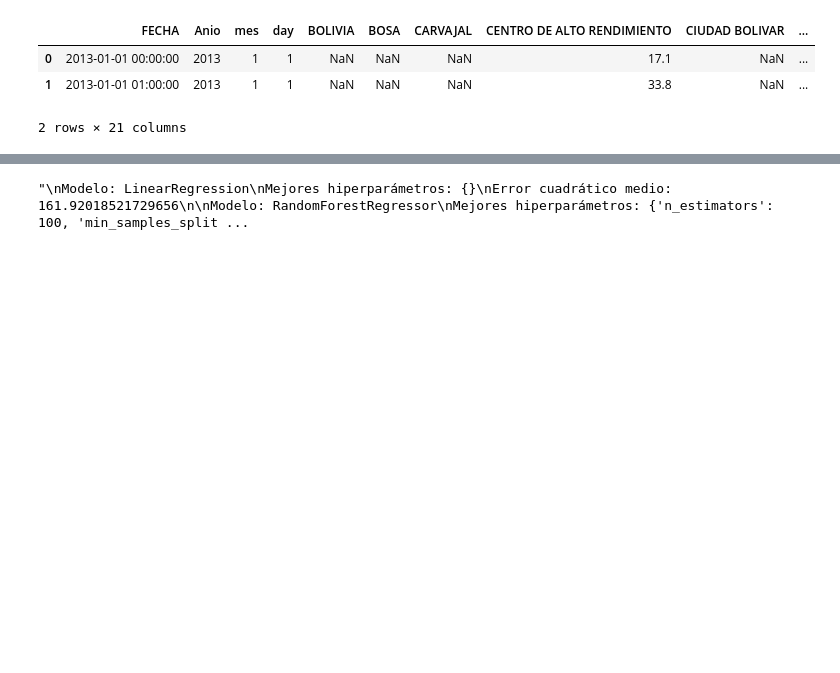
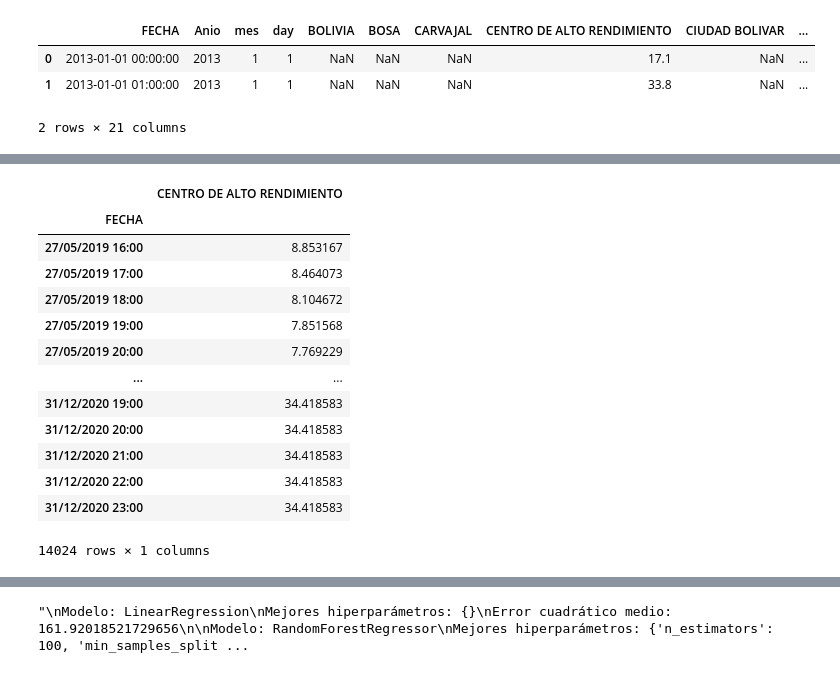
Before and after one commit to earthdeveloperjuanse/MGITG, a Jupyter notebook: Modelamiento/Taller3.ipynb, the cells around one changed output, grey strips where cells are left out. Saved outputs shown, nothing was run; the diff lists cells and outputs as text; code cells hidden in the pictures; blank space fills up the shorter version.

```diff
--- a/Modelamiento/Taller3.ipynb
+++ b/Modelamiento/Taller3.ipynb
@@ -280,0 +389,17 @@ Modelo: KNeighborsRegressor, R2: -0.06859812291184775
+# %%
+predictions
+# %% [output]
+|  | CENTRO DE ALTO RENDIMIENTO |
+| FECHA |  |
+| 27/05/2019 16:00 | 8.853167 |
+| 27/05/2019 17:00 | 8.464073 |
+| 27/05/2019 18:00 | 8.104672 |
+| 27/05/2019 19:00 | 7.851568 |
+| 27/05/2019 20:00 | 7.769229 |
+| ... | ... |
+| 31/12/2020 19:00 | 34.418583 |
+| 31/12/2020 20:00 | 34.418583 |
+| 31/12/2020 21:00 | 34.418583 |
+| 31/12/2020 22:00 | 34.418583 |
+| 31/12/2020 23:00 | 34.418583 |
+14024 rows × 1 columns
```
Also changed, not shown: parts of 22 cells of this notebook, 2 other files.
